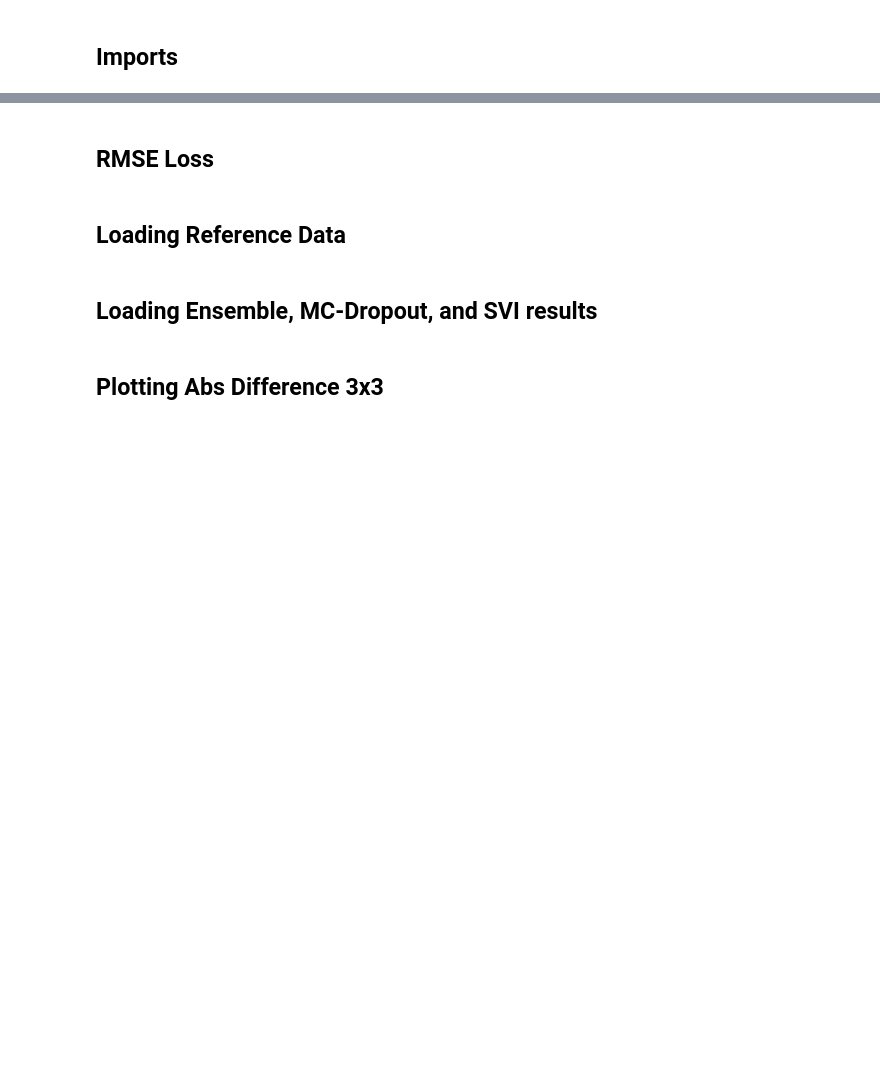
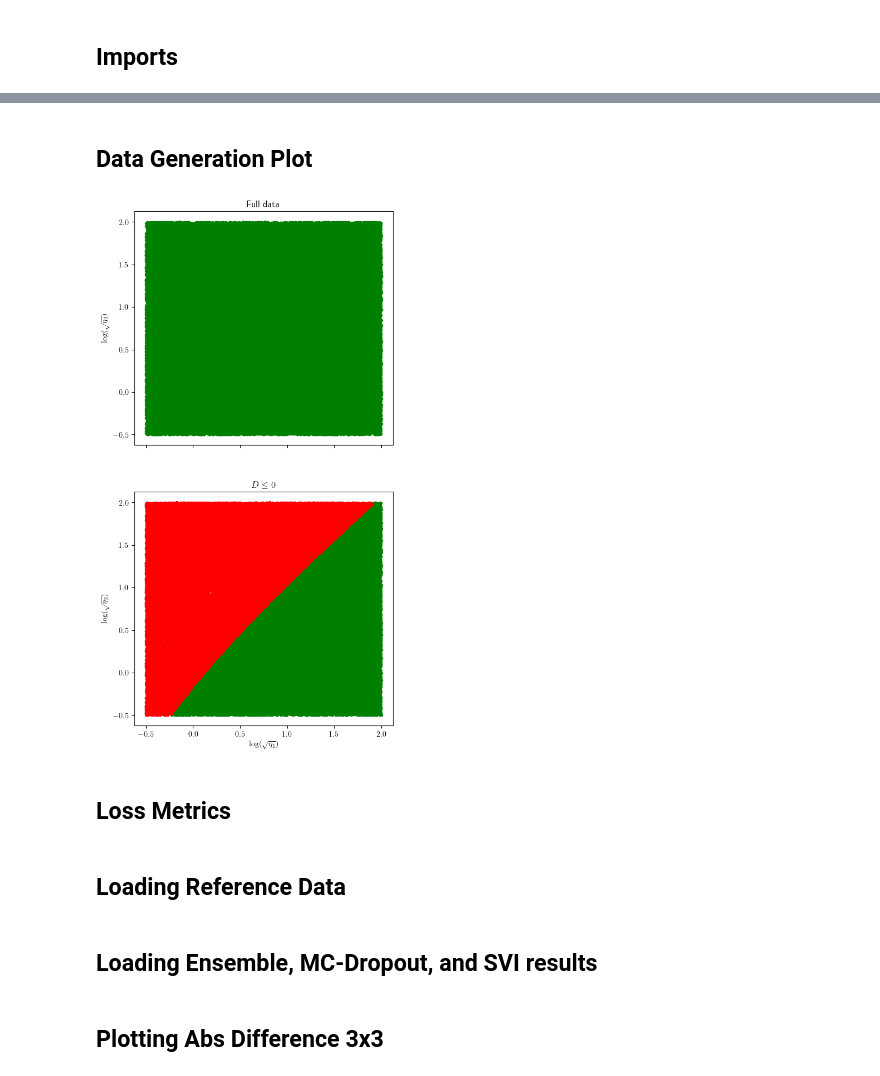
Before and after one commit to Crashprn/UncertaintyQuantification, a Jupyter notebook: Notebooks/CompilePlots.ipynb, the cells around one changed output, grey strips where cells are left out. Cells and saved outputs as stored; diff of their text form; code cells hidden in the pictures; blank space fills up the shorter version.

```diff
--- a/Notebooks/CompilePlots.ipynb
+++ b/Notebooks/CompilePlots.ipynb
@@ -29,5 +32,37 @@ formatter = lambda x, pos: f"{x:>6.4f}"
+# %% [markdown]
+## Data Generation Plot
+# %%
+# Data generators for the different turbulence closures
+SSG_gen = TurbulenceClosureDataGenerator('SSG')
+
+# Defining the ranges for the different scales
+log = (-.5, 2.0)
+
+etas_d_gt_0, gs_d_gt_0 = generate_log_data(SSG_gen, log, 80_000, shuffle=True, gen_type="d_condition", d_condition=">=")
+etas_d_lt_0, gs_d_lt_0 = generate_log_data(SSG_gen, log, 80_000, shuffle=True, gen_type="d_condition", d_condition="<=")
+etas_full, gs_full = generate_log_data(SSG_gen, log, 80_000, shuffle=True, gen_type="full")
+
+fig, axs = plt.subplots(2, 1, figsize=(6, 12), sharex=True, sharey=True)
+
+axs[0].scatter(np.log10(np.sqrt(etas_full[:, 0])), np.log10(np.sqrt(etas_full[:, 1])), marker='.', c="g")
+
+#axs[0].set_xlabel(r"$\log(\sqrt{\eta_1})$")
+axs[0].set_ylabel(r"$\log(\sqrt{\eta_2})$")
+axs[0].set_title(r"Full data")
+#axs[0].set_title(r"$D \geq 0$")
+
+axs[1].scatter(np.log10(np.sqrt(etas_d_lt_0[:, 0])), np.log10(np.sqrt(etas_d_lt_0[:, 1])), marker='.', c="g")
+axs[1].scatter(np.log10(np.sqrt(etas_d_gt_0[:, 0])), np.log10(np.sqrt(etas_d_gt_0[:, 1])), marker='.', c="r")
+axs[1].set_title(r"$D \leq 0$")
+
+axs[1].set_ylabel(r"$\log(\sqrt{\eta_2})$")
+axs[1].set_xlabel(r"$\log(\sqrt{\eta_1})$")
+
+plt.show()
+# %% [output]
+[figure, added]
 # %% [markdown]
-## RMSE Loss
+## Loss Metrics
 # %%
 class RMSELoss(nn.Module):
     def __init__(self, *args, **kwargs):
```
Also changed, not shown: parts of 5 cells of this notebook, 8 other files.
